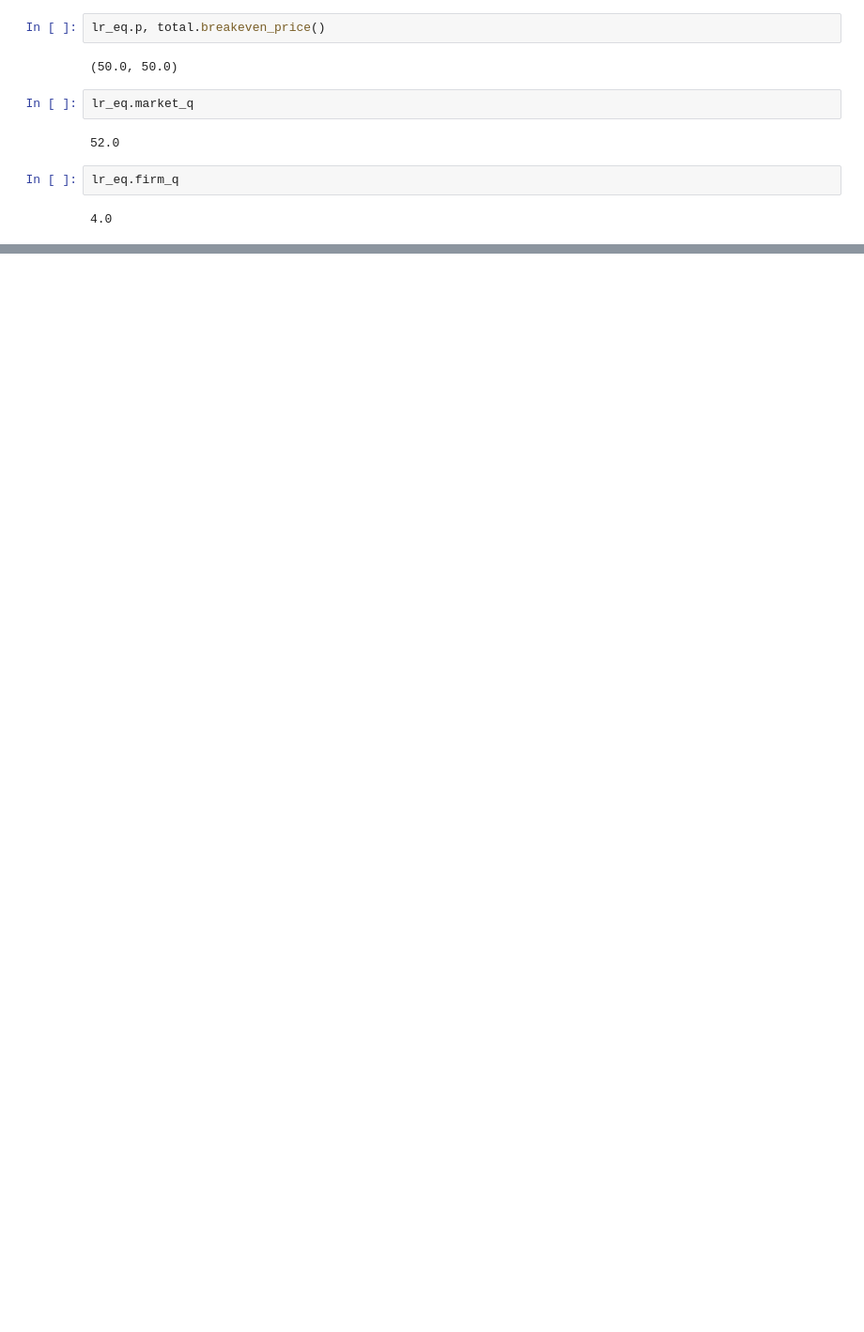
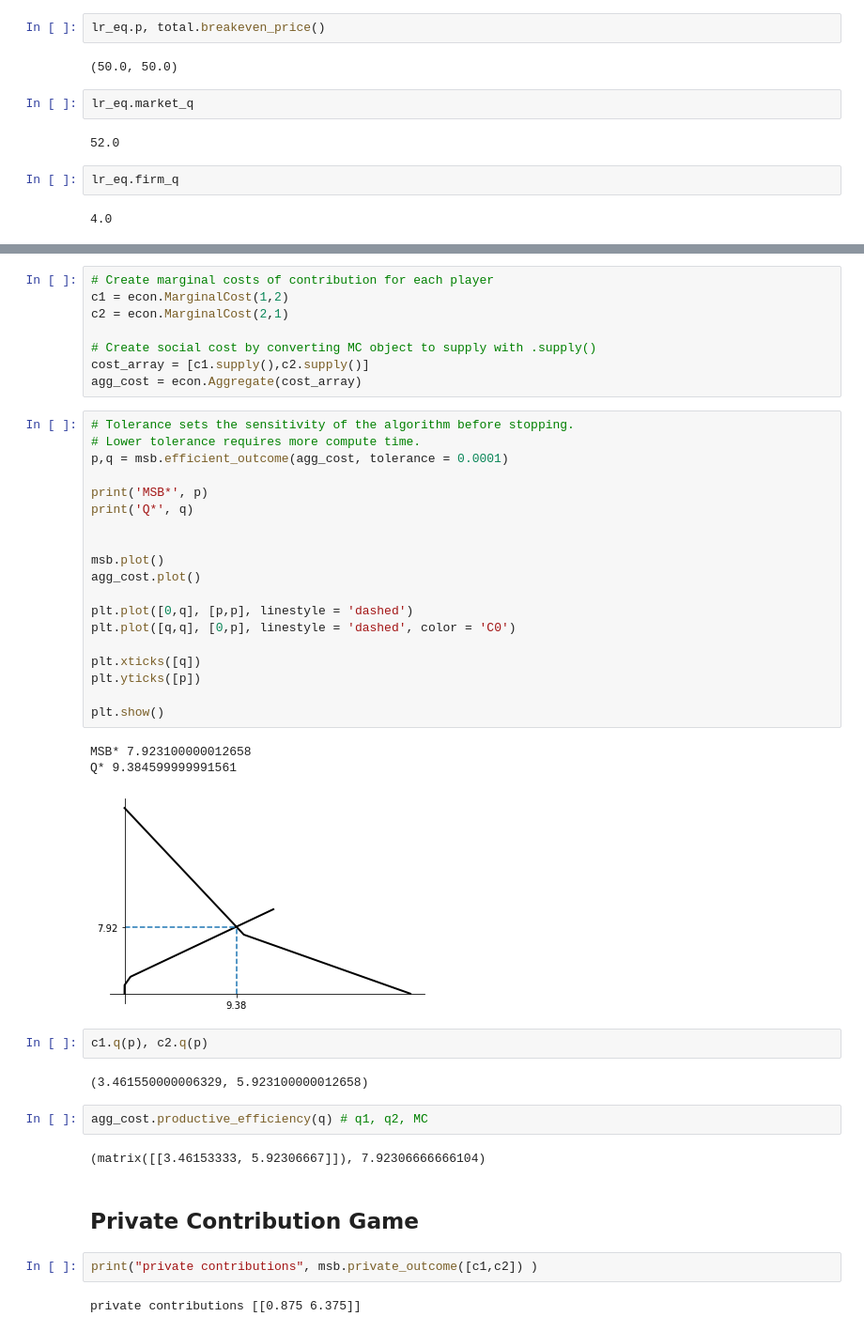
Before and after one commit to alexanderthclark/FreeRide, a Jupyter notebook: Econ 101 basics.ipynb, the cells around one changed output, grey strips where cells are left out. Shown at 94% size. Drawn from its saved outputs; the diff is of its cells as text; blank space fills up the shorter version.

```diff
--- a/Econ 101 basics.ipynb
+++ b/Econ 101 basics.ipynb
@@ -151,0 +165,45 @@ lr_eq.n_firms
+# %%
+# Create marginal costs of contribution for each player
+c1 = econ.MarginalCost(1,2)
+c2 = econ.MarginalCost(2,1)
+
+# Create social cost by converting MC object to supply with .supply()
+cost_array = [c1.supply(),c2.supply()]
+agg_cost = econ.Aggregate(cost_array)
+# %%
+# Tolerance sets the sensitivity of the algorithm before stopping.
+# Lower tolerance requires more compute time.
+p,q = msb.efficient_outcome(agg_cost, tolerance = 0.0001)
+
+print('MSB*', p)
+print('Q*', q)
+
+
+msb.plot()
+agg_cost.plot()
+
+plt.plot([0,q], [p,p], linestyle = 'dashed')
+plt.plot([q,q], [0,p], linestyle = 'dashed', color = 'C0')
+
+plt.xticks([q])
+plt.yticks([p])
+
+plt.show()
+# %% [output]
+MSB* 7.923100000012658
+Q* 9.384599999991561
+[figure, added]
+# %%
+c1.q(p), c2.q(p)
+# %% [output]
+(3.461550000006329, 5.923100000012658)
+# %%
+agg_cost.productive_efficiency(q) # q1, q2, MC
+# %% [output]
+(matrix([[3.46153333, 5.92306667]]), 7.92306666666104)
+# %% [markdown]
+## Private Contribution Game
+# %%
+print("private contributions", msb.private_outcome([c1,c2]) )
+# %% [output]
+private contributions [[0.875 6.375]]
```
Also changed, not shown: parts of 7 cells of this notebook.
